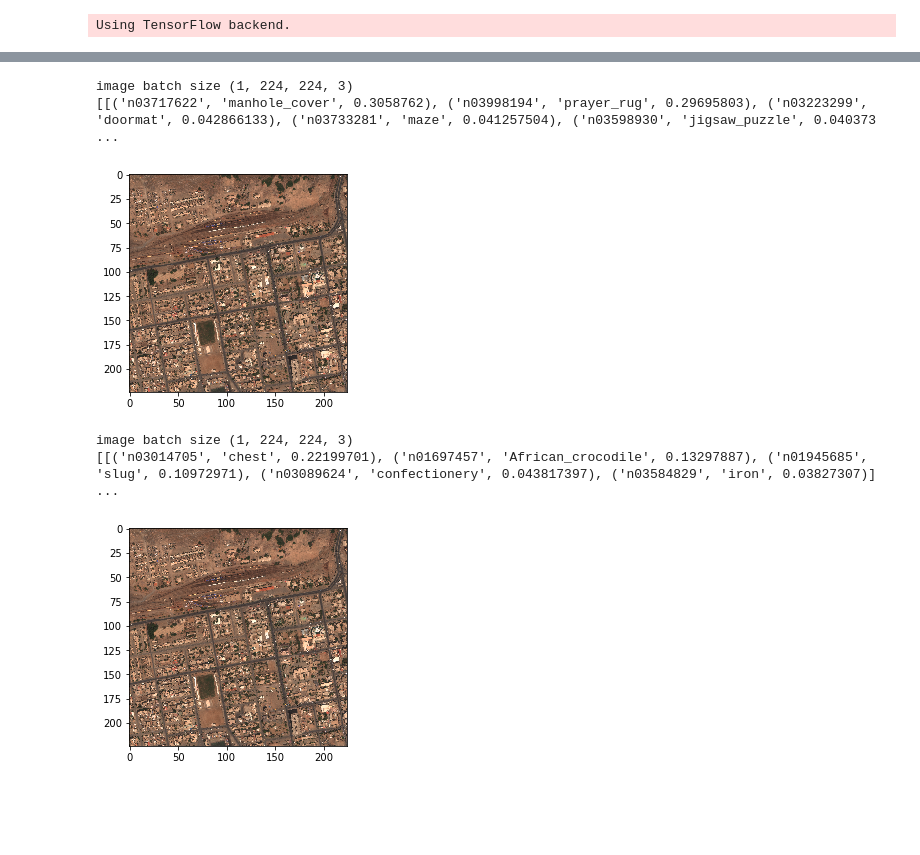
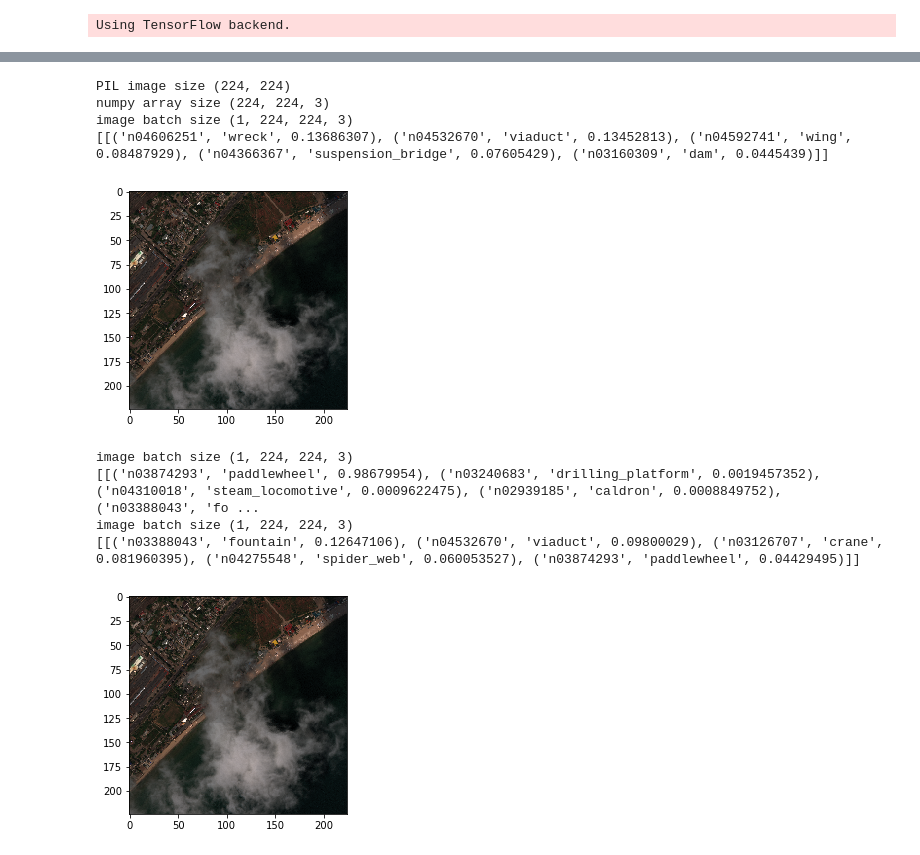
Before and after one commit to AlvanChow/xView_Capstone, a Jupyter notebook: xView_Baseline.ipynb, the cells around one changed output, grey strips where cells are left out. Cells and saved outputs as stored; diff of their text form; code cells hidden in the pictures; blank space fills up the shorter version.

```diff
--- a/xView_Baseline.ipynb
+++ b/xView_Baseline.ipynb
@@ -47,28 +67,47 @@ numpy array size (224, 224, 3)
 # %%
+
+filename = 'train_images/2619.tif'
+# load an image in PIL format
+original = load_img(filename, target_size=(224, 224))
+print('PIL image size',original.size)
+plt.imshow(original)
+# plt.show()
+
+
+# convert the PIL image to a numpy array
+# IN PIL - image is in (width, height, channel)
+# In Numpy - image is in (height, width, channel)
+numpy_image = img_to_array(original)
+plt.imshow(np.uint8(numpy_image))
+# plt.show()
+print('numpy array size',numpy_image.shape)
+
 
 # Convert the image / images into batch format
 # expand_dims will add an extra dimension to the data at a particular axis
 # We want the input matrix to the network to be of the form (batchsize, height, width, channels)
 # Thus we add the extra dimension to the axis 0.
 image_batch = np.expand_dims(numpy_image, axis=0)
 print('image batch size', image_batch.shape)
 plt.imshow(np.uint8(image_batch[0]))
 
 # prepare the image for the VGG model
 processed_image = vgg16.preprocess_input(image_batch.copy())
 
 # get the predicted probabilities for each class
 predictions = vgg_model.predict(processed_image)
 # print predictions
 
 # convert the probabilities to class labels
 # We will get top 5 predictions which is the default
 label = decode_predictions(predictions)
 print (label)
 # %% [output]
+PIL image size (224, 224)
+numpy array size (224, 224, 3)
 image batch size (1, 224, 224, 3)
-[[('n03717622', 'manhole_cover', 0.3058762), ('n03998194', 'prayer_rug', 0.29695803), ('n03223299', 'doormat', 0.042866133), ('n03733281', 'maze', 0.041257504), ('n03598930', 'jigsaw_puzzle', 0.040373 ...
+[[('n04606251', 'wreck', 0.13686307), ('n04532670', 'viaduct', 0.13452813), ('n04592741', 'wing', 0.08487929), ('n04366367', 'suspension_bridge', 0.07605429), ('n03160309', 'dam', 0.0445439)]]
-[figure, old version]
+[figure, new version]
 # %%
 
 # Convert the image / images into batch format
@@ -79,7 +118,7 @@ image_batch = np.expand_dims(numpy_image, axis=0)
 print('image batch size', image_batch.shape)
 plt.imshow(np.uint8(image_batch[0]))
 
-# prepare the image for the VGG model
+# prepare the image for the inception model
 processed_image = inception_v3.preprocess_input(image_batch.copy())
 
 # get the predicted probabilities for each class
@@ -90,7 +129,51 @@ predictions = inception_model.predict(processed_image)
 # We will get top 5 predictions which is the default
 label = decode_predictions(predictions)
 print (label)
+
+
+# Convert the image / images into batch format
+# expand_dims will add an extra dimension to the data at a particular axis
+# We want the input matrix to the network to be of the form (batchsize, height, width, channels)
+# Thus we add the extra dimension to the axis 0.
+image_batch = np.expand_dims(numpy_image, axis=0)
+print('image batch size', image_batch.shape)
+plt.imshow(np.uint8(image_batch[0]))
+
+# prepare the image for the resnet50 model
+processed_image = resnet50.preprocess_input(image_batch.copy())
+
+# get the predicted probabilities for each class
+predictions = resnet_model.predict(processed_image)
+# print predictions
+
+# convert the probabilities to class labels
+# We will get top 5 predictions which is the default
+label = decode_predictions(predictions)
+print (label)
+
+
+# # Convert the image / images into batch format
+# # expand_dims will add an extra dimension to the data at a particular axis
+# # We want the input matrix to the network to be of the form (batchsize, height, width, channels)
+# # Thus we add the extra dimension to the axis 0.
+# image_batch = np.expand_dims(numpy_image, axis=0)
+# print('image batch size', image_batch.shape)
+# plt.imshow(np.uint8(image_batch[0]))
+
+# # prepare the image for the mobilenet model
+# processed_image = mobilenet.preprocess_input(image_batch.copy())
+
+# # get the predicted probabilities for each class
+# predictions = mobilenet_model.predict(processed_image)
+# # print predictions
+
+# # convert the probabilities to class labels
+# # We will get top 5 predictions which is the default
+# label = decode_predictions(predictions)
+# print (label)
 # %% [output]
 image batch size (1, 224, 224, 3)
-[[('n03014705', 'chest', 0.22199701), ('n01697457', 'African_crocodile', 0.13297887), ('n01945685', 'slug', 0.10972971), ('n03089624', 'confectionery', 0.043817397), ('n03584829', 'iron', 0.03827307)] ...
+[[('n03874293', 'paddlewheel', 0.98679954), ('n03240683', 'drilling_platform', 0.0019457352), ('n04310018', 'steam_locomotive', 0.0009622475), ('n02939185', 'caldron', 0.0008849752), ('n03388043', 'fo ...
+image batch size (1, 224, 224, 3)
+[[('n03388043', 'fountain', 0.12647106), ('n04532670', 'viaduct', 0.09800029), ('n03126707', 'crane', 0.081960395), ('n04275548', 'spider_web', 0.060053527), ('n03874293', 'paddlewheel', 0.04429495)]]
-[figure, old version]
+[figure, new version]
```
Also changed, not shown: parts of 5 cells of this notebook, 3 other files.
